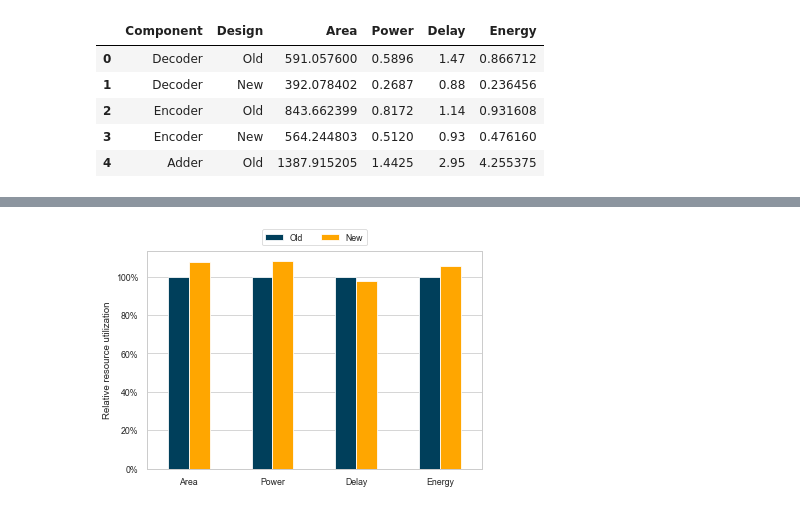
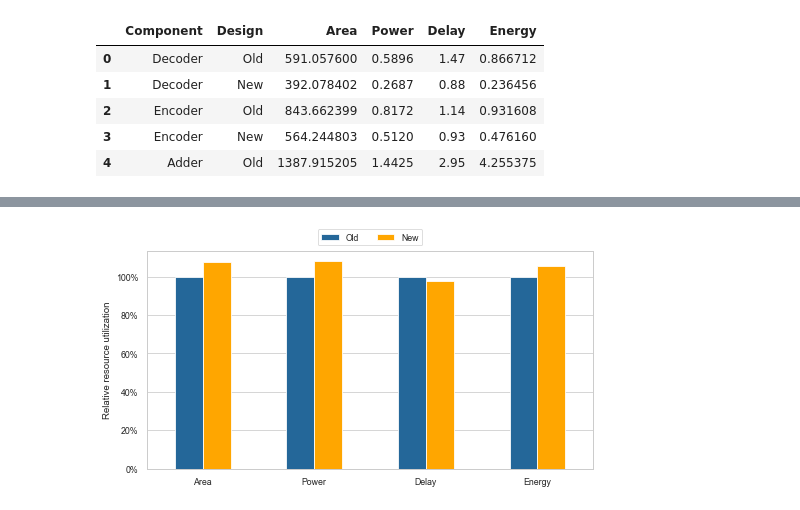
Before and after one commit to RaulMurillo/CoNGA_22, a Jupyter notebook: plot_graphs.ipynb, the cells around one changed output, grey strips where cells are left out. Saved outputs shown, nothing was run; the diff lists cells and outputs as text; code cells hidden in the pictures.

```diff
--- a/plot_graphs.ipynb
+++ b/plot_graphs.ipynb
@@ -295,3 +281,5 @@ my_color_palette = ["#9dd866", "#ca472f"]
+# %%
+my_color_palette = ["#246799", "#ffa600"]
 # %%
 components_df = pd.read_json("Misc/synopsys_results.json")
 components_df.head()
@@ -376,19 +367,20 @@ plt.show()
 # %%
 ax = multiplier_df.plot.bar(
                  rot = 0,
                  ylabel="Relative resource utilization",
                  color=my_color_palette,
+                 figsize=(8,4),
                 #  title="Multiplier component"
 )
 
 ax.yaxis.set_major_formatter(mtick.PercentFormatter(1.0))
 # plt.legend(loc = 'center right',bbox_to_anchor=(1.2, 0.5))
 plt.legend(loc = 'upper center',
            ncol=2,
            bbox_to_anchor=(0.5, 1.12)
            )
 plt.grid(False, axis="x")
 plt.savefig("figs/mutiplier_cmp.pdf", bbox_inches="tight")
 plt.show()
 # %% [output]
-[figure, old version]
+[figure, new version]
```
Also changed, not shown: parts of 13 cells of this notebook, 6 other files.
